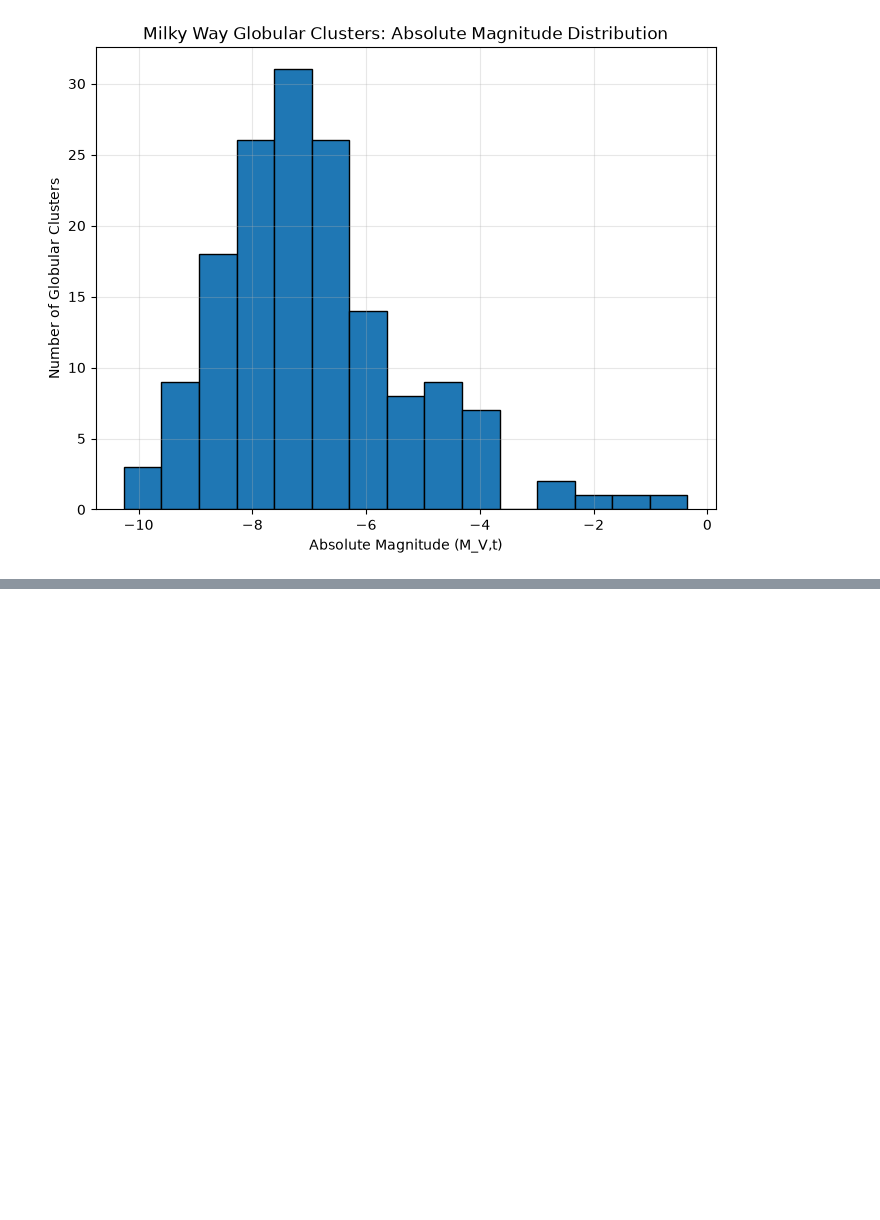
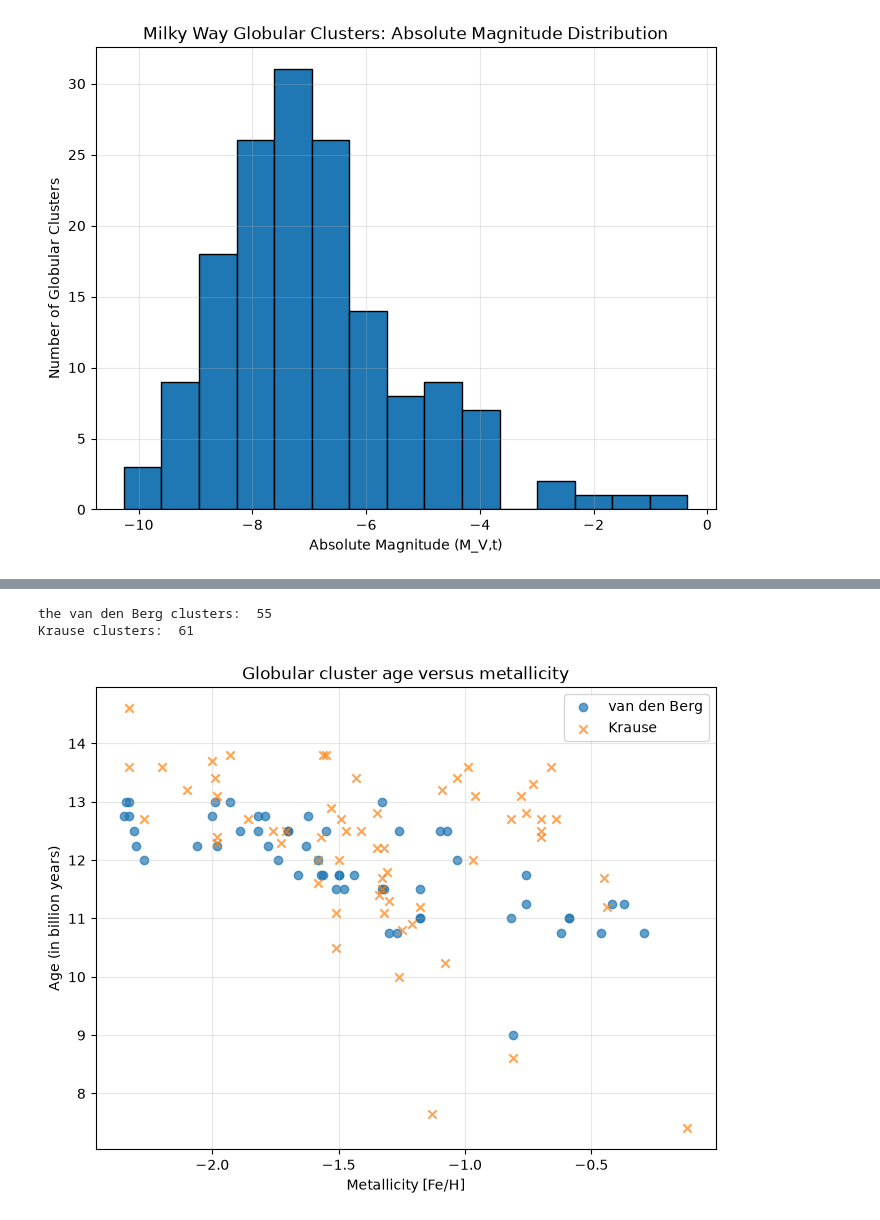
Before and after one commit to FeymanMCSQ/PHYS3116-Computational-Assignment, a Jupyter notebook: Aditi's folder/plots.ipynb, the cells around one changed output, grey strips where cells are left out. Saved outputs shown, nothing was run; the diff lists cells and outputs as text; code cells hidden in the pictures; blank space fills up the shorter version.

Commit message:
added the actual age-metallicity analysis that was kinda missing from the files

```diff
--- a/Aditi's folder/plots.ipynb
+++ b/Aditi's folder/plots.ipynb
@@ -75,3 +75,12 @@ plt.grid(True, alpha=0.3)
 plt.show()
 # %% [output]
 [figure]
+# %%
+# ok, so we load daniels combined table for the age-metallicity analysis
+master = pd.read_csv("../Daniel's Folder/master.csv")
+
+print("Rows and columns: ", master.shape)
+
+print(
+    master[["ID", "FeH_VDB", "Age_VDB", "FeH_Krause21", "Age_Krause21"]].head()
+)
@@ -77,0 +95,32 @@ plt.show()
+# %%
+# ok, so now we keep only clusters with both the metallicity and the age from each source otherwise we
+# dont and we just print to see their length and just built a scatter plot.
+
+vdb = master.dropna(subset=["FeH_VDB", "Age_VDB"])
+krause = master.dropna(subset=["FeH_Krause21", "Age_Krause21"])
+
+print("the van den Berg clusters: ", len(vdb))
+print("Krause clusters: ", len(krause))
+
+plt.figure(figsize=(8,6))
+
+plt.scatter(
+    vdb["FeH_VDB"], vdb["Age_VDB"],
+    label="van den Berg", alpha=0.7
+)
+
+plt.scatter(
+    krause["FeH_Krause21"], krause["Age_Krause21"],
+    label="Krause", marker="x", alpha=0.7
+)
+
+plt.xlabel("Metallicity [Fe/H]")
+plt.ylabel("Age (in billion years)")
+plt.title("Globular cluster age versus metallicity")
+plt.legend()
+plt.grid(True, alpha=0.3)
+plt.show()
+# %% [output]
+the van den Berg clusters:  55
+Krause clusters:  61
+[figure, added]
```
Also changed, not shown: parts of 7 cells of this notebook.
